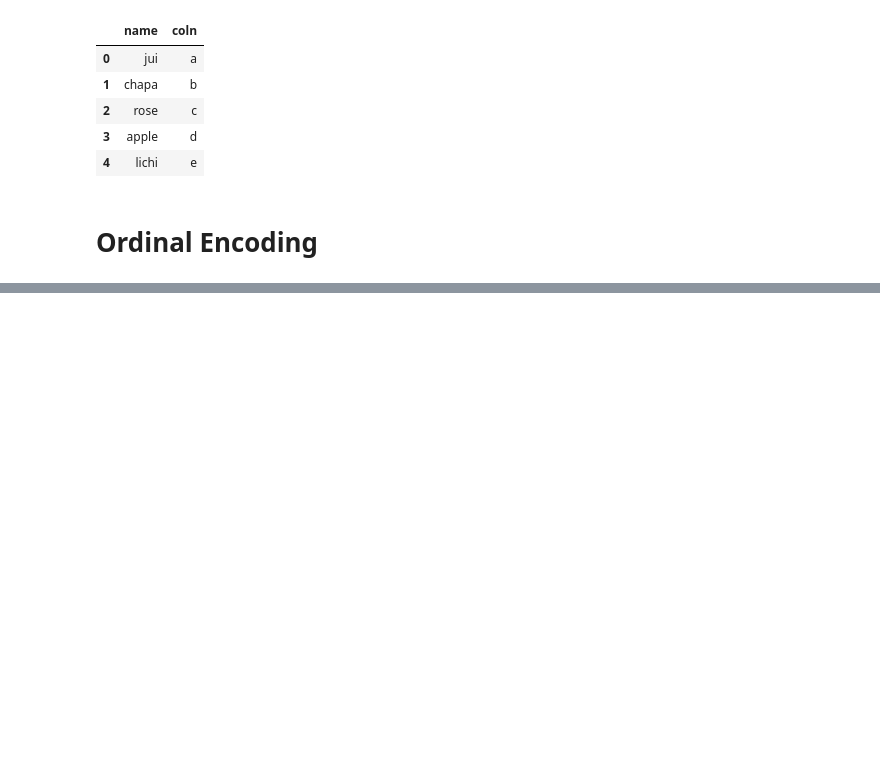
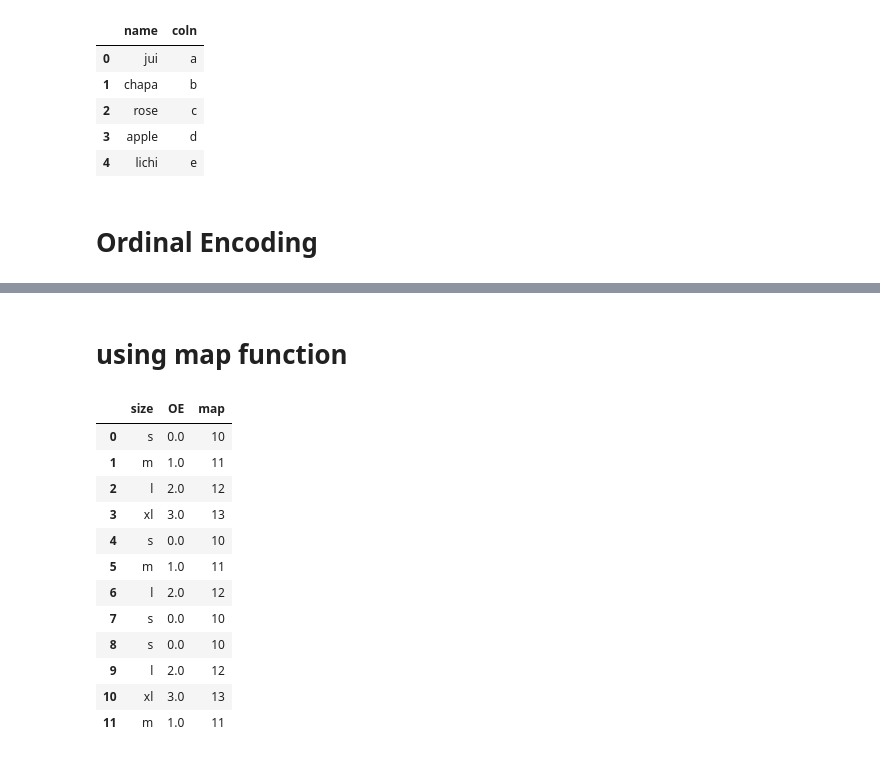
Before and after one commit to Ankitapaul1234/gc_ml, a Jupyter notebook: Encoding.ipynb, the cells around one changed output, grey strips where cells are left out. Drawn from its saved outputs; the diff is of its cells as text; code cells hidden in the pictures; blank space fills up the shorter version.

```diff
--- a/Encoding.ipynb
+++ b/Encoding.ipynb
@@ -45,0 +69,3 @@ new_df
+# %%
+oe = OrdinalEncoder(categories=ord_data)
+oe.fit(df_O[["size"]])
@@ -45,0 +74,2 @@ new_df
+# %%
+df_O["OE"] = oe.transform(df_O[["size"]])
@@ -45,0 +92,2 @@ new_df
+# %% [markdown]
+# **using map function**
@@ -45,0 +96,20 @@ new_df
+# %%
+ord_data1={"s":10,"m":11,"l":12,"xl":13}
+# %%
+df_O["map"] = df_O["size"].map(ord_data1)
+# %%
+df_O
+# %% [output]
+|  | size | OE | map |
+| 0 | s | 0.0 | 10 |
+| 1 | m | 1.0 | 11 |
+| 2 | l | 2.0 | 12 |
+| 3 | xl | 3.0 | 13 |
+| 4 | s | 0.0 | 10 |
+| 5 | m | 1.0 | 11 |
+| 6 | l | 2.0 | 12 |
+| 7 | s | 0.0 | 10 |
+| 8 | s | 0.0 | 10 |
+| 9 | l | 2.0 | 12 |
+| 10 | xl | 3.0 | 13 |
+| 11 | m | 1.0 | 11 |
```
Also changed, not shown: parts of 7 cells of this notebook.
